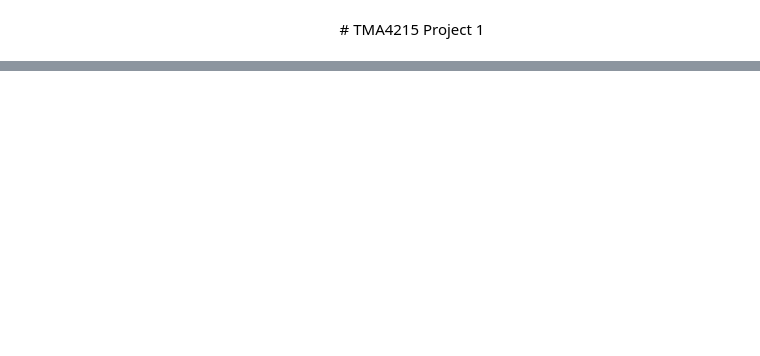
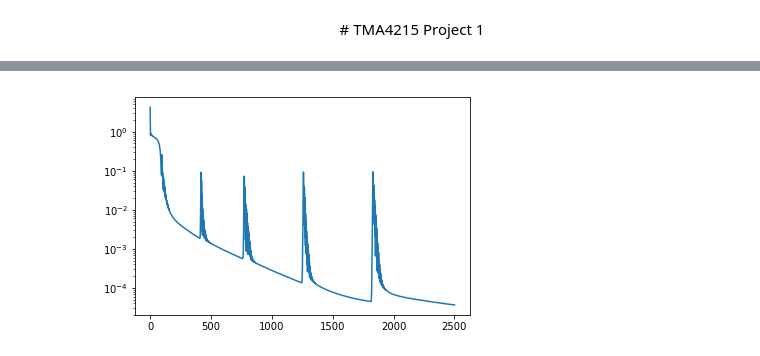
Before and after one commit to vivekapriyas/Function_Neural_Network, a Jupyter notebook: Project2.ipynb, the cells around one changed output, grey strips where cells are left out. Cells and saved outputs as stored; diff of their text form; code cells hidden in the pictures; blank space fills up the shorter version.

```diff
--- a/Project2.ipynb
+++ b/Project2.ipynb
@@ -252,10 +295,15 @@ plt.show()
 # %%
+N_G = 2500     #number of training series
+K_G = 100      #number of hidden layers
+d_G = 4      #dimension of layers for F(y)
+I_G = 100      #input size
+
 #training with G(y)
-Y0_G = np.random.uniform(-2,2,(2,I))
+Y0_G = np.random.uniform(-2,2,(2,I_G))
 c_G = G(Y0_G[0],Y0_G[1])
-c_G.resize(1,I)
+c_G.resize(1,I_G)
 
 Y0_G_tilde, aY0_G, bY0_G = scale(Y0_G)
 c_G_tilde, ac_G, bc_G = scale(c_G)
 
-mu_G, omega_G, W_G, b_G, J_G = trainingAlgorithm(K, d_G, h, tau, Y0_G_tilde, c_G_tilde, eta, sigma, eta_div, sigma_div, N, "adam")
+mu_G, omega_G, W_G, b_G, J_G, ypsilon_G = trainingAlgorithm(K_G, d_G, h, tau, Y0_G_tilde, c_G_tilde, eta, sigma, eta_div, sigma_div, N_G, I_G, "adam")
@@ -262,6 +314,9 @@ mu_G, omega_G, W_G, b_G, J_G = trainingAlgorithm(K, d_G, h, tau, Y0_G_tilde, c_G
 # %%
 #plotting of objective function
-plt.plot(np.linspace(0,N,N), J_G)
+plt.plot(np.linspace(0,N_G,N_G), J_G)
+plt.yscale("log")
 plt.show()
+# %% [output]
+[figure, added]
 # %%
 #testing with G(y)
```
Also changed, not shown: parts of 34 cells of this notebook, 4 other files.
